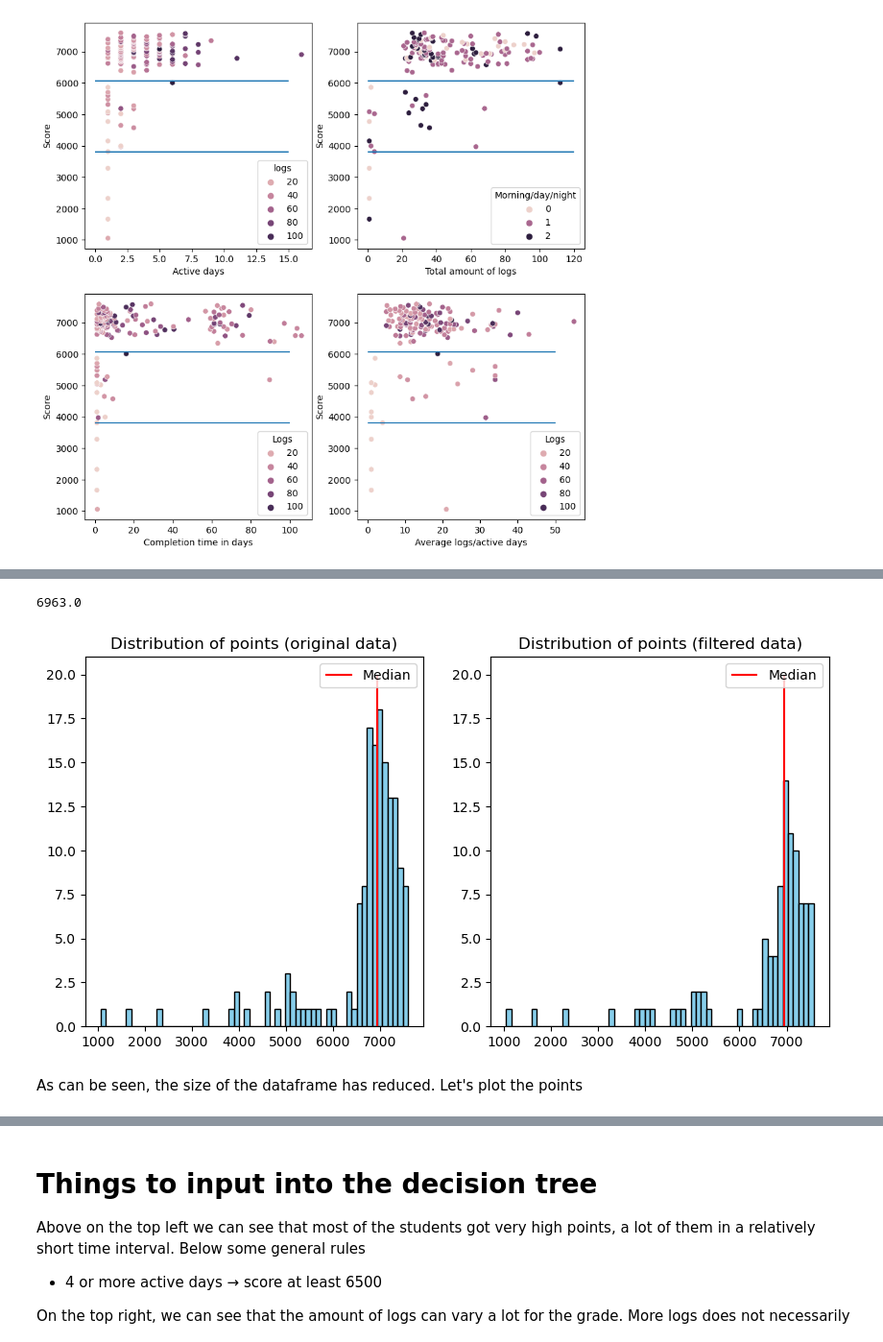
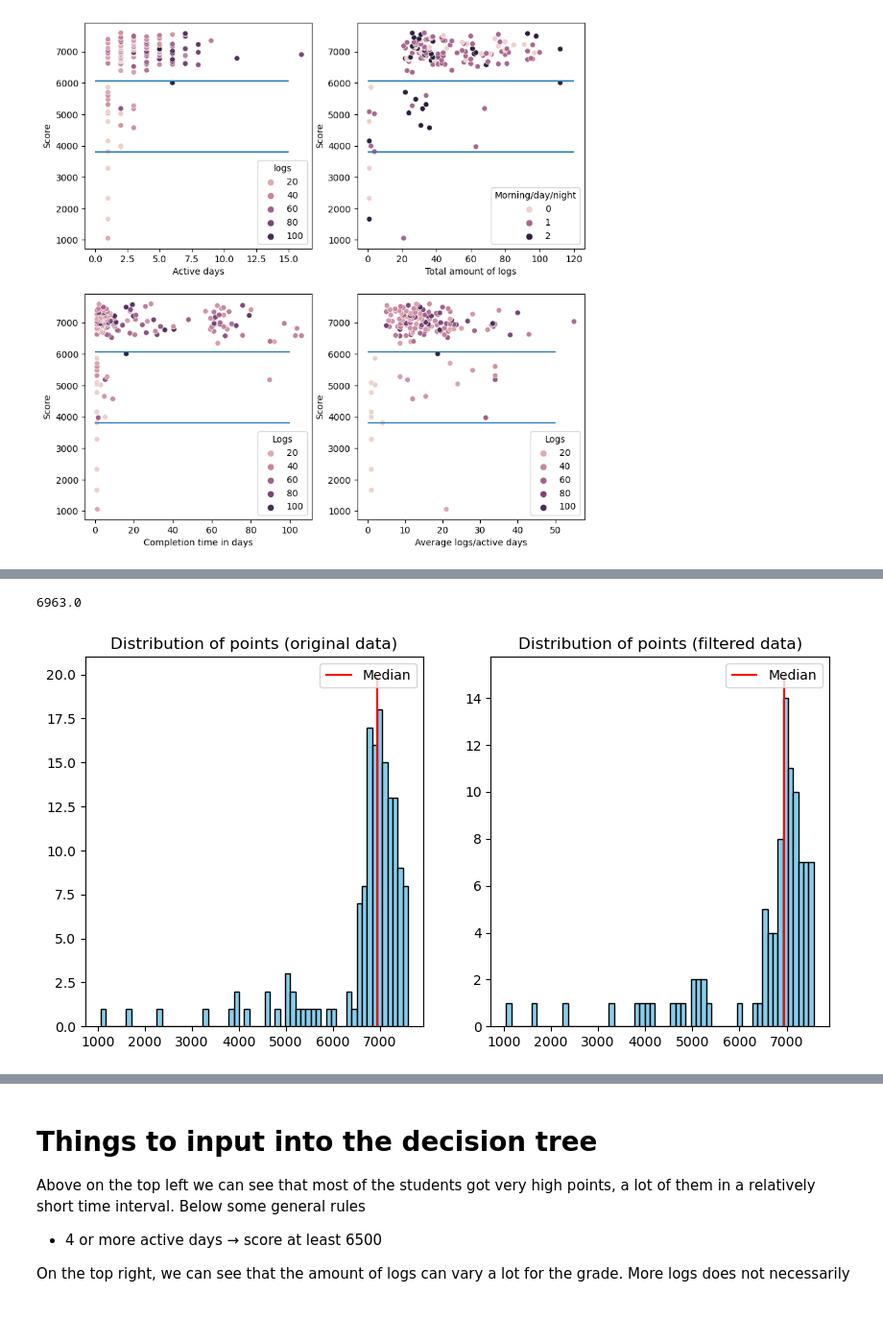
Before and after one commit to fskgiulia/JYUEF01, a Jupyter notebook: project_notebook.ipynb, the cells around one changed output, grey strips where cells are left out. Shown: that part at 96% size. Cells and saved outputs as stored; diff of their text form; code cells hidden in the pictures; blank space fills up the shorter version.

```diff
--- a/project_notebook.ipynb
+++ b/project_notebook.ipynb
@@ -218,0 +221,21 @@ Note: Not filtering out those who have gotten a low score with a couple active d
+# %%
+# Trying another way of categorizing, maybe will get better results?
+def categorize_alternative(x):
+    if x >= max_score * 0.9: # this would be a 5
+        return 5
+    elif x >= max_score * 0.8:
+        return 4
+    elif x >= max_score * 0.7:
+        return 3
+    elif x >= max_score * 0.6:
+        return 2
+    elif x >= max_score * 0.5:
+        return 1
+    else:
+        return 0
+
+# The grade based estimation is more precise than the divide into three same size units
+# Here adding a new column for the score estimation categories
+df_new['score_category'] = df_new['score'].apply(categorize_alternative)
+
+df_new
@@ -219,26 +256,25 @@ Note: Not filtering out those who have gotten a low score with a couple active d
 # %%
 # We wanna delete those who completed the course in one (active) day with a grade better than 3
+
 df_filtered = df_new.query('not (log_days <= 2 and score_category >= 3)')
 df_filtered
 
 # Plotting old and new
 fig, (ax1, ax2) = plt.subplots(1, 2, figsize=(10, 5))
 
 ax1.hist(students, bins=60, color='skyblue', edgecolor='black')
 ax1.set_title('Distribution of points (original data)')
 ax1.vlines(x=median, ymin=0, ymax=20, color="red", label="Median")
 ax1.legend()
 
 students_filtered = df_filtered['score']
 median_filtered_data = statistics.median(students_filtered)
 print(median_filtered_data)
 ax2.hist(students_filtered, bins=60, color='skyblue', edgecolor='black')
 ax2.set_title('Distribution of points (filtered data)')
-ax2.vlines(x=median, ymin=0, ymax=20, color="red", label="Median")
+ax2.vlines(x=median, ymin=0, ymax=15, color="red", label="Median")
 ax2.legend()
 plt.show()
 # %% [output]
 6963.0
-[figure, old version]
+[figure, new version]
-# %% [markdown]
-As can be seen, the size of the dataframe has reduced. Let's plot the points
```
Also changed, not shown: parts of 21 cells of this notebook.
